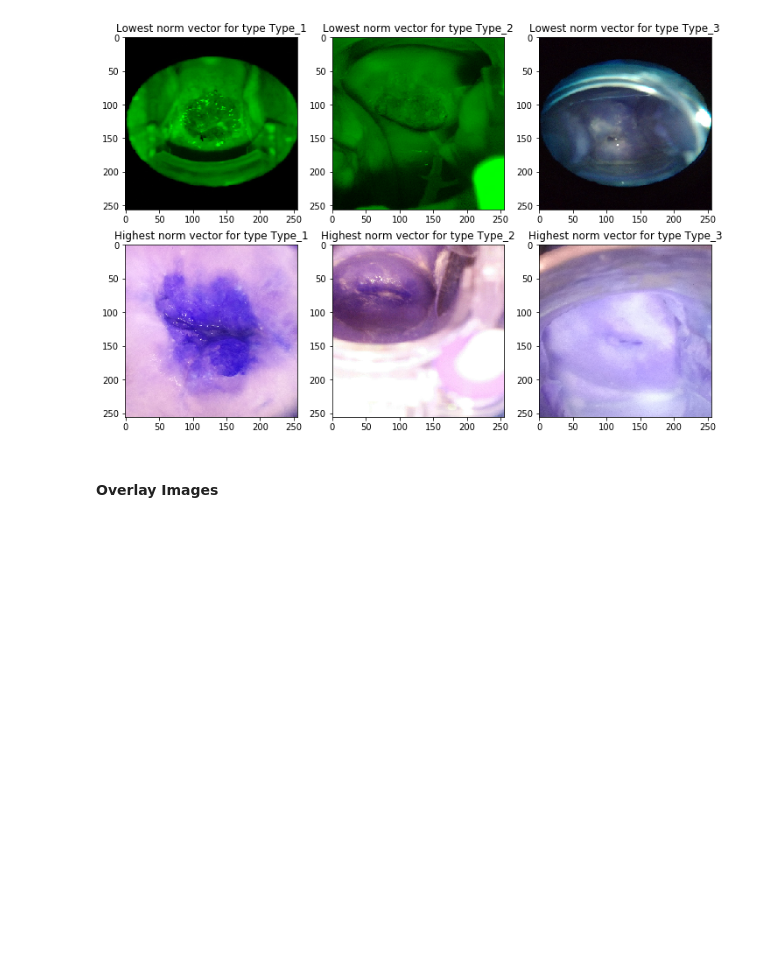
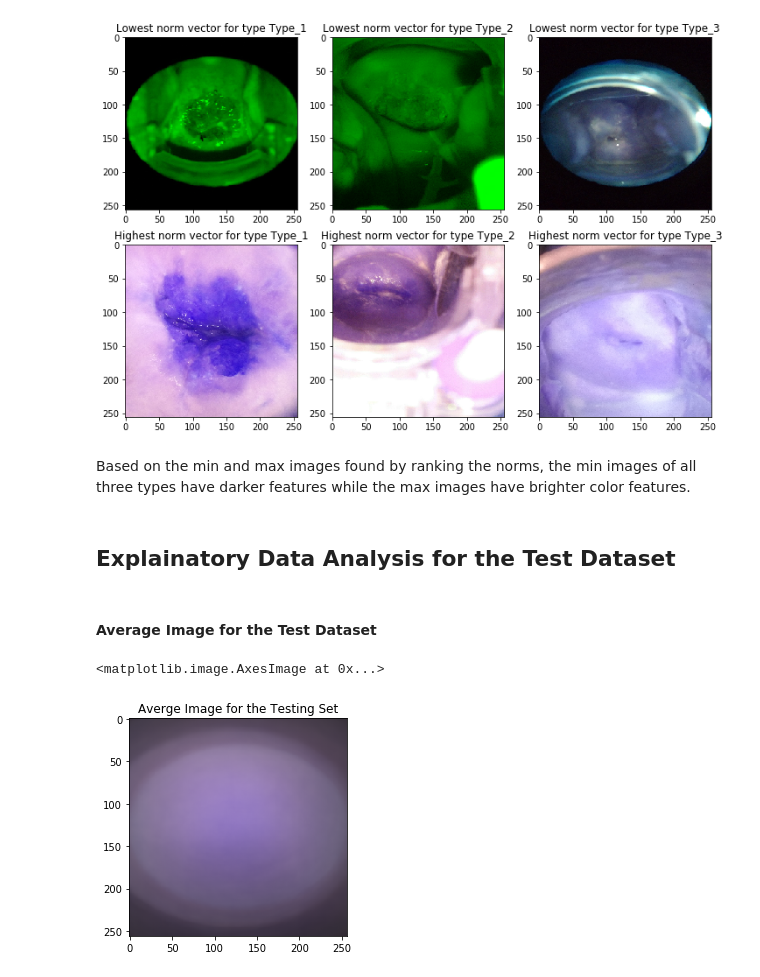
Before and after one commit to HuongIvyNguyen/springboard_datascience, a Jupyter notebook: Capstone_Project1/Capstone1_EDA.ipynb, the cells around one changed output. Cells and saved outputs as stored; diff of their text form; code cells hidden in the pictures; blank space fills up the shorter version.

```diff
--- a/Capstone_Project1/Capstone1_EDA.ipynb
+++ b/Capstone_Project1/Capstone1_EDA.ipynb
@@ -72,0 +109,11 @@ training_df.to_csv('training_df.csv')
+# %%
+test_make = []
+test_datetime = []
+for path in test_paths:
+    exif_dict = get_exif(path)
+    if exif_dict == 'NaN':
+        test_make.append('NaN')
+        test_datetime.append('NaN')
+    else:
+        test_make.append(exif_dict['Make'])
+        test_datetime.append(exif_dict['DateTime'][:7])
@@ -110,5 +213,3 @@ for i, t in enumerate(training_df.type.unique()):
     ax2.set_title('Highest norm vector for type {}'.format(t))
 # %% [output]
 [figure]
-# %% [markdown]
-#### Overlay Images
@@ -117,0 +216,17 @@ overlayed = Image.blend()
+# %% [markdown]
+Based on the min and max images found by ranking the norms, the min images of all three types have darker features while the max images have brighter color features.
+# %% [markdown]
+## Explainatory Data Analysis for the Test Dataset
+# %% [markdown]
+#### Average Image for the Test Dataset
+# %%
+arr = np.zeros((h, w, 3), np.float)
+for img in test_imgs:
+    arr = arr + img/len(test_imgs)
+arr = np.array(np.round(arr), dtype=np.uint8)
+out = Image.fromarray(arr)
+plt.title('Averge Image for the Testing Set')
+plt.imshow(out)
+# %% [output]
+<matplotlib.image.AxesImage at 0x...>
+[figure, added]
```
Also changed, not shown: parts of 38 cells of this notebook.
